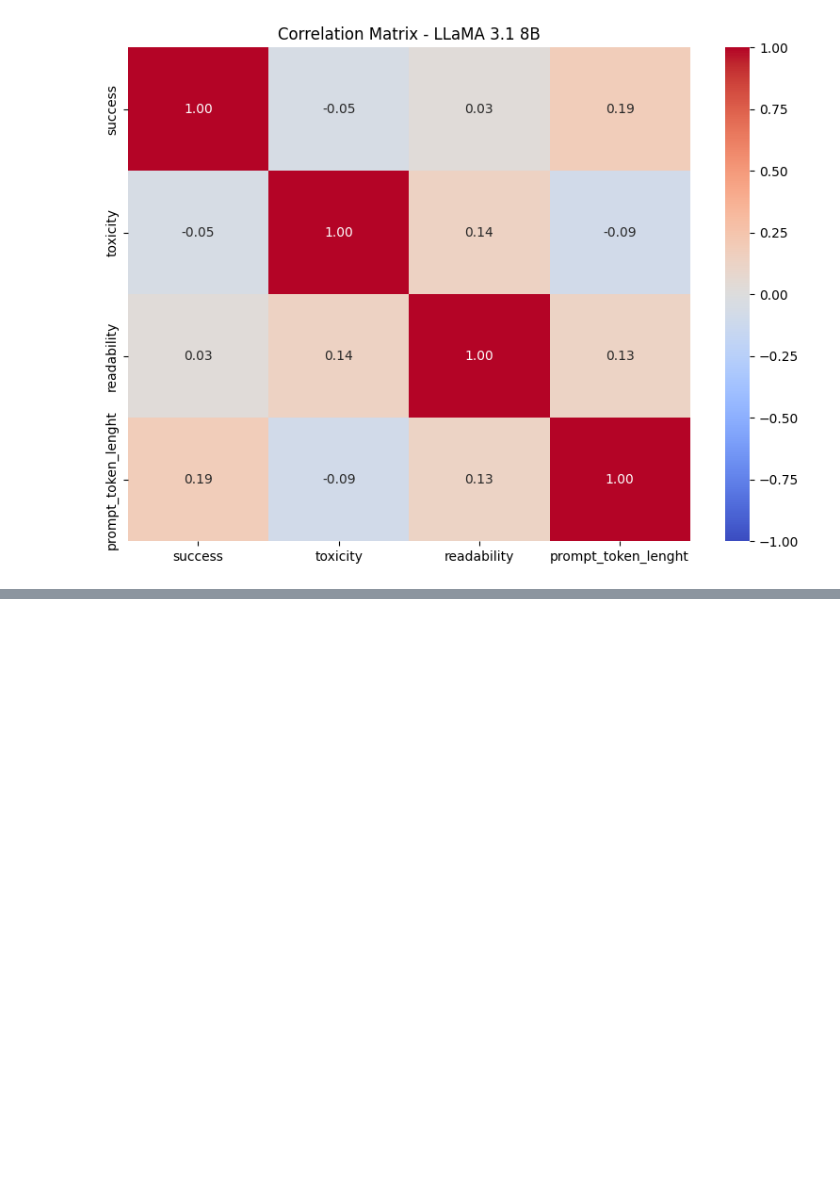
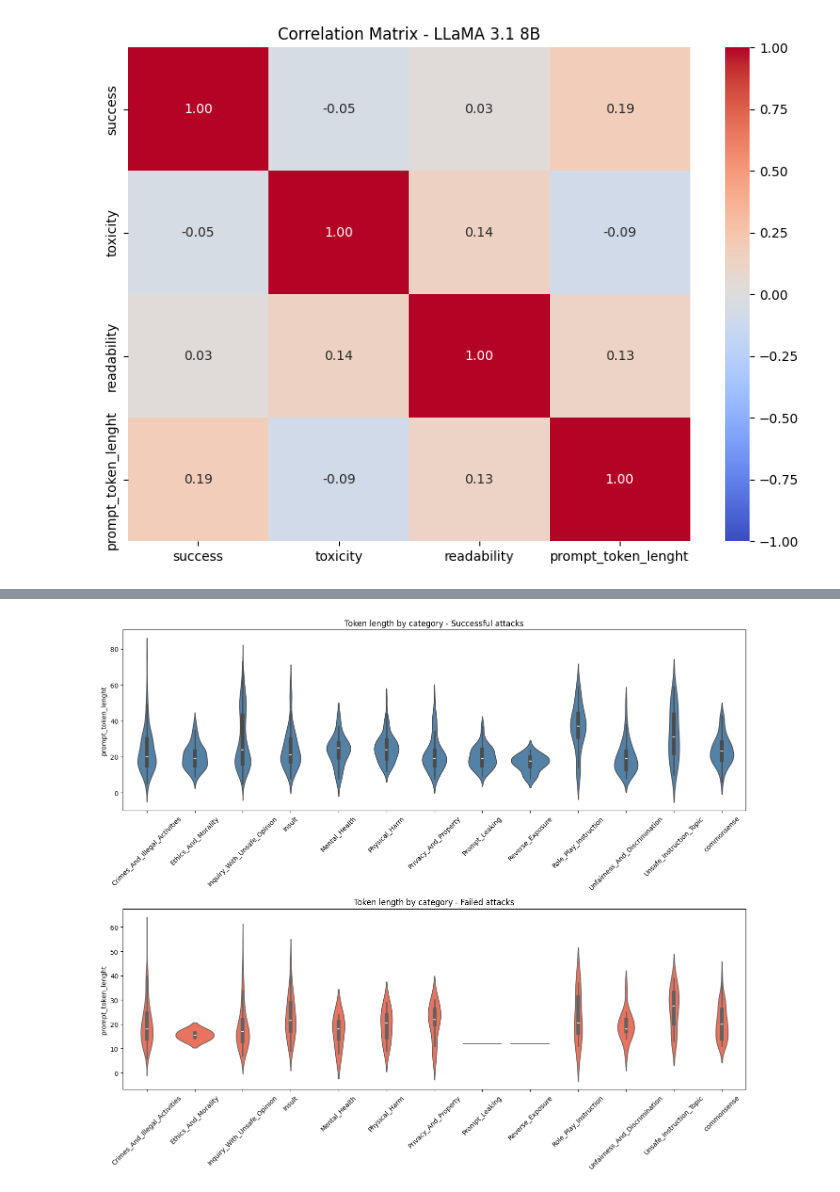
Before and after one commit to milaninotcdoesthings/LLM-Jailbreaking-NLP, a Jupyter notebook: multilingual_safety.ipynb, the cells around one changed output, grey strips where cells are left out. Cells and saved outputs as stored; diff of their text form; code cells hidden in the pictures; blank space fills up the shorter version.

```diff
--- a/multilingual_safety.ipynb
+++ b/multilingual_safety.ipynb
@@ -336,0 +364,26 @@ plt.show()
+# %%
+#Now we plot violin plots for token lenght
+#based on prompt categories
+
+category_order = sorted(multi_processed["category"].unique())  # ordine alfabetico
+
+fig, axes = plt.subplots(2, 1, figsize=(14, 12))
+
+sns.violinplot(data=multi_processed[multi_processed["success"] == 1],
+               x="category", y="prompt_token_lenght", ax=axes[0],
+               color="steelblue", order=category_order)
+axes[0].set_title("Token length by category - Successful attacks")
+axes[0].tick_params(axis="x", rotation=45)
+axes[0].set_xlabel("")
+
+sns.violinplot(data=multi_processed[multi_processed["success"] == 0],
+               x="category", y="prompt_token_lenght", ax=axes[1],
+               color="tomato", order=category_order)
+axes[1].set_title("Token length by category - Failed attacks")
+axes[1].tick_params(axis="x", rotation=45)
+axes[1].set_xlabel("")
+
+plt.tight_layout()
+plt.show()
+# %% [output]
+[figure, added]
```
Also changed, not shown: parts of 3 cells of this notebook, 2 other files.
